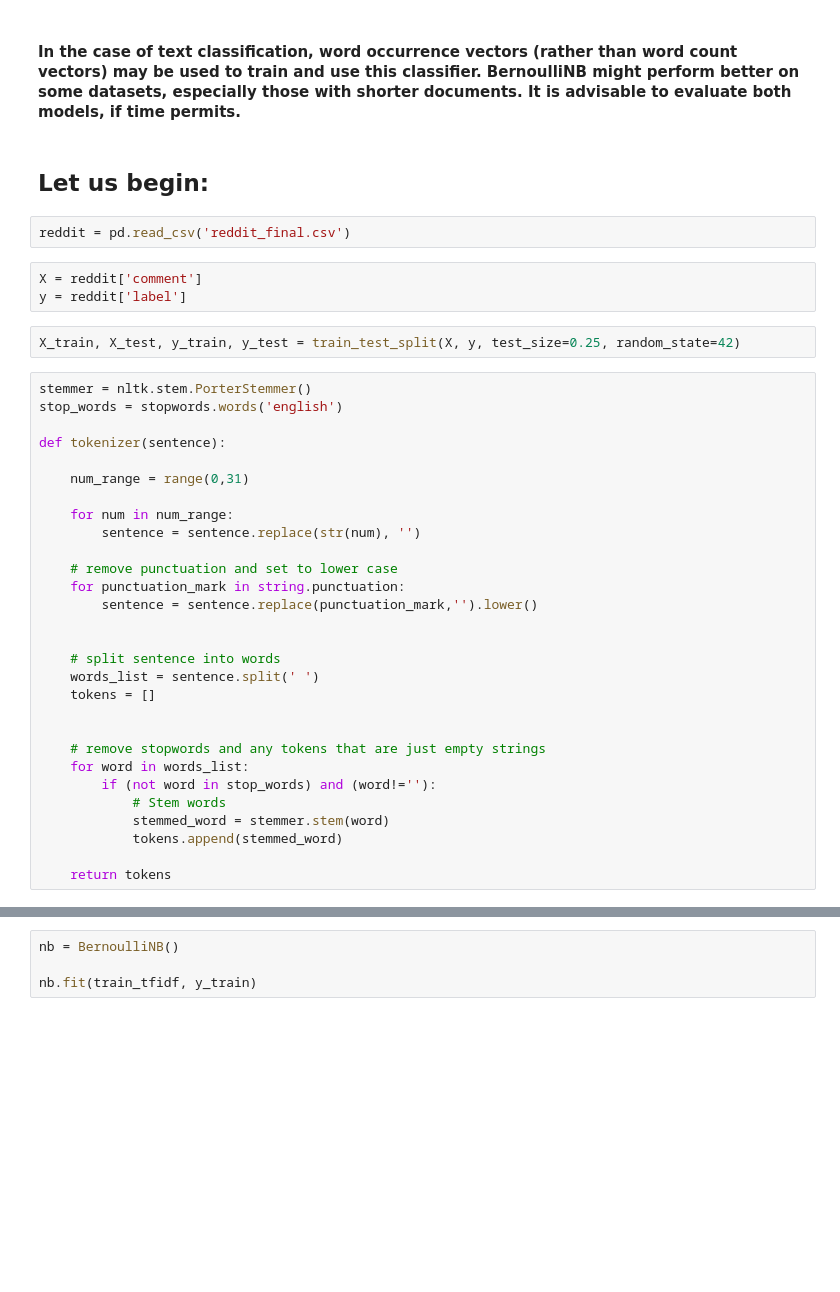
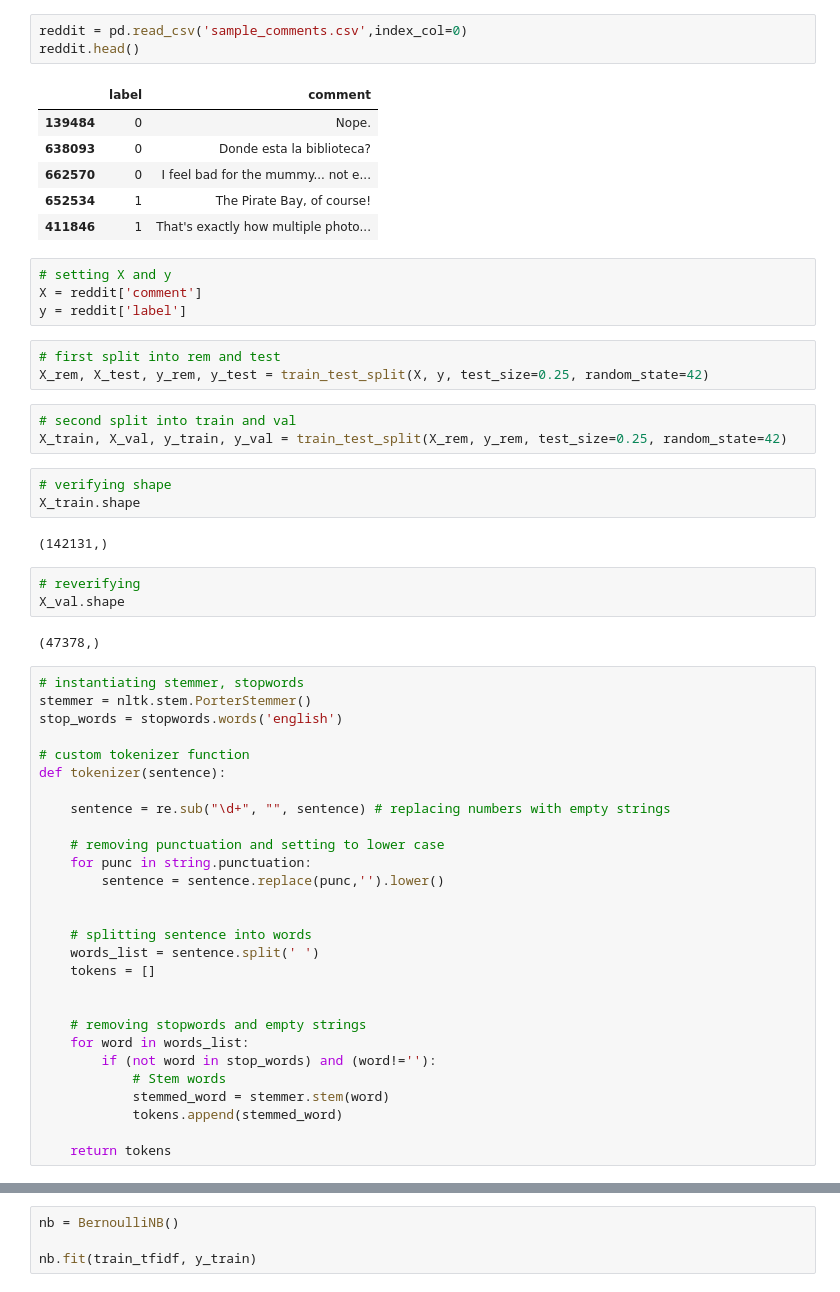
Before and after one commit to Sveto-G/Reddit-Sarcasm, a Jupyter notebook: Notebooks/TFIDF_naive_bayes.ipynb, the cells around one changed output, grey strips where cells are left out. Drawn from its saved outputs; the diff is of its cells as text; blank space fills up the shorter version.

```diff
--- a/Notebooks/TFIDF_naive_bayes.ipynb
+++ b/Notebooks/TFIDF_naive_bayes.ipynb
@@ -53,36 +21,54 @@ lol
-# %% [markdown]
-#### In the case of text classification, word occurrence vectors (rather than word count vectors) may be used to train and use this classifier. BernoulliNB might perform better on some datasets, especially those with shorter documents. It is advisable to evaluate both models, if time permits.
-# %% [markdown]
-## Let us begin:
 # %%
-reddit = pd.read_csv('reddit_final.csv')
+reddit = pd.read_csv('sample_comments.csv',index_col=0)
+reddit.head()
+# %% [output]
+|  | label | comment |
+| 139484 | 0 | Nope. |
+| 638093 | 0 | Donde esta la biblioteca? |
+| 662570 | 0 | I feel bad for the mummy... not e... |
+| 652534 | 1 | The Pirate Bay, of course! |
+| 411846 | 1 | That's exactly how multiple photo... |
 # %%
+# setting X and y
 X = reddit['comment']
 y = reddit['label']
+# %%
+# first split into rem and test
+X_rem, X_test, y_rem, y_test = train_test_split(X, y, test_size=0.25, random_state=42)
 # %%
-X_train, X_test, y_train, y_test = train_test_split(X, y, test_size=0.25, random_state=42)
+# second split into train and val
+X_train, X_val, y_train, y_val = train_test_split(X_rem, y_rem, test_size=0.25, random_state=42)
+# %%
+# verifying shape
+X_train.shape
+# %% [output]
+(142131,)
+# %%
+# reverifying
+X_val.shape
+# %% [output]
+(47378,)
 # %%
+# instantiating stemmer, stopwords
 stemmer = nltk.stem.PorterStemmer()
 stop_words = stopwords.words('english')
 
+# custom tokenizer function
 def tokenizer(sentence):
 
-    num_range = range(0,31)
+    sentence = re.sub("\d+", "", sentence) # replacing numbers with empty strings
 
-    for num in num_range:
-        sentence = sentence.replace(str(num), '')
-
-    # remove punctuation and set to lower case
-    for punctuation_mark in string.punctuation:
-        sentence = sentence.replace(punctuation_mark,'').lower()
+    # removing punctuation and setting to lower case
+    for punc in string.punctuation:
+        sentence = sentence.replace(punc,'').lower()
 
 
-    # split sentence into words
+    # splitting sentence into words
     words_list = sentence.split(' ')
     tokens = []
 
 
-    # remove stopwords and any tokens that are just empty strings
+    # removing stopwords and empty strings
     for word in words_list:
         if (not word in stop_words) and (word!=''):
             # Stem words
```
Also changed, not shown: parts of 28 cells of this notebook, 2 other files.
